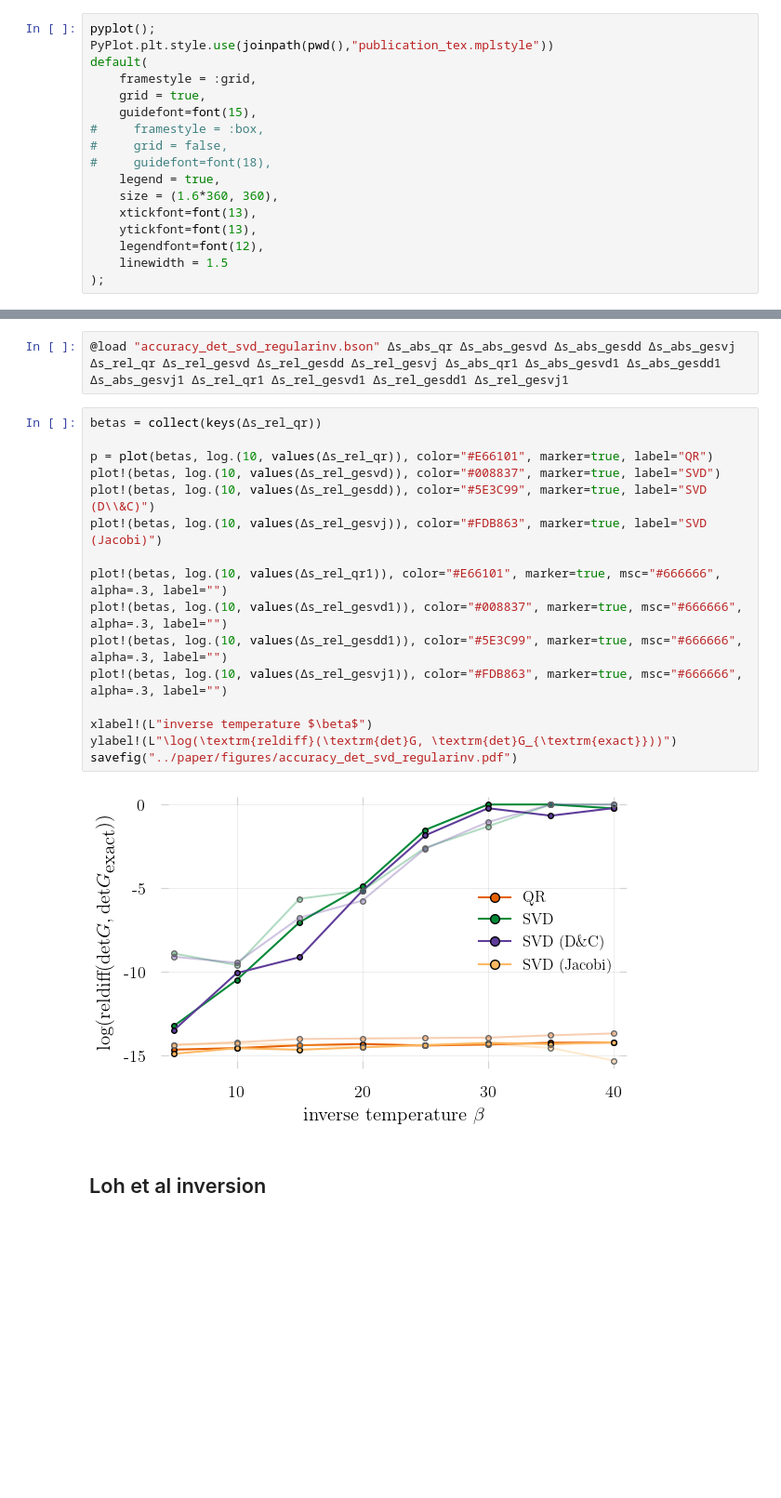
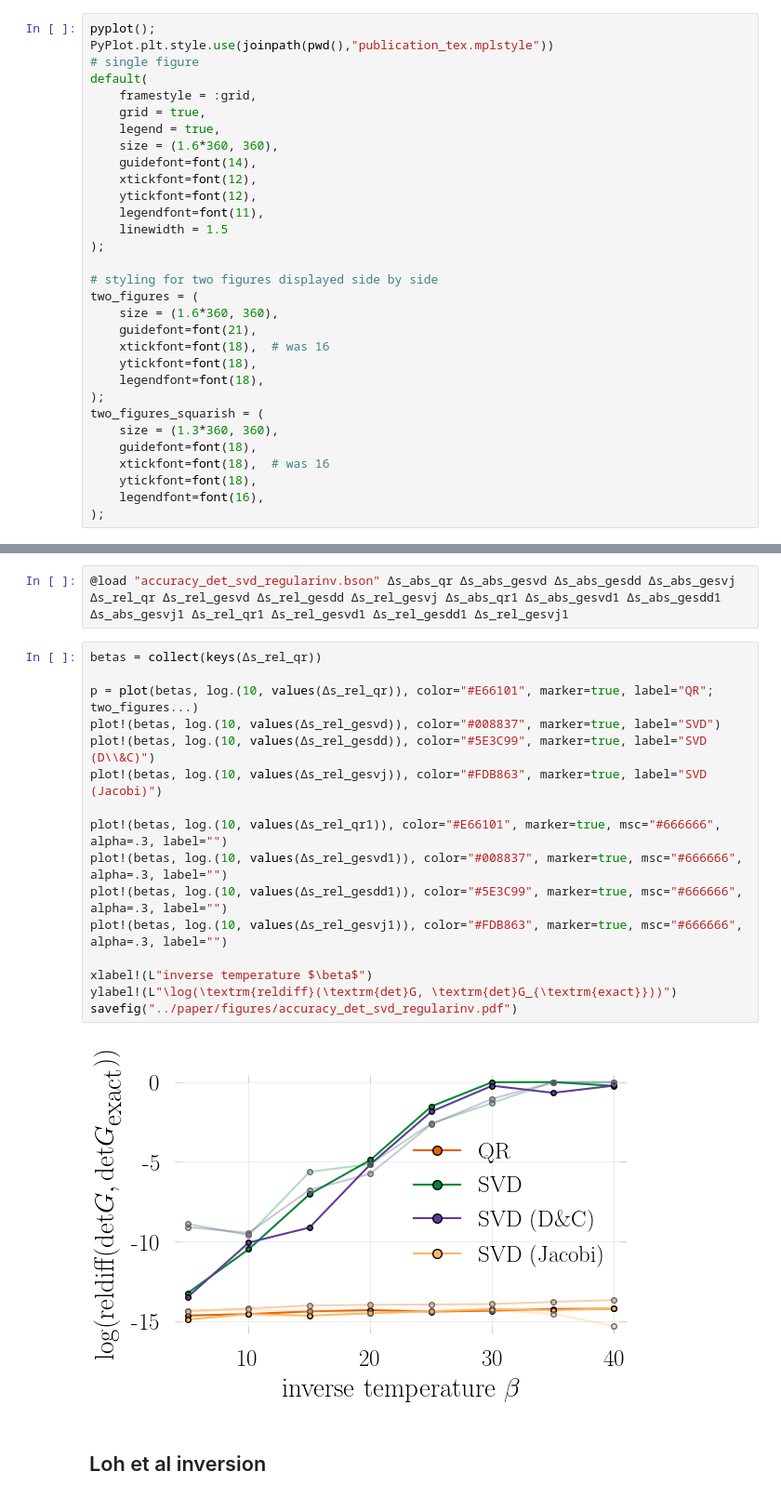
Before and after one commit to carstenbauer/StableDQMC.jl, a Jupyter notebook: notebooks/analysis.ipynb, the cells around one changed output, grey strips where cells are left out. Shown: that part at 93% size. Saved outputs shown, nothing was run; the diff lists cells and outputs as text; blank space fills up the shorter version.

```diff
--- a/notebooks/analysis.ipynb
+++ b/notebooks/analysis.ipynb
@@ -21,20 +21,34 @@ Configure plotting defaults
 # %%
 pyplot();
 PyPlot.plt.style.use(joinpath(pwd(),"publication_tex.mplstyle"))
+# single figure
 default(
     framestyle = :grid,
     grid = true,
-    guidefont=font(15),
-#     framestyle = :box,
-#     grid = false,
-#     guidefont=font(18),
     legend = true,
     size = (1.6*360, 360),
-    xtickfont=font(13),
-    ytickfont=font(13),
-    legendfont=font(12),
+    guidefont=font(14),
+    xtickfont=font(12),
+    ytickfont=font(12),
+    legendfont=font(11),
     linewidth = 1.5
 );
+
+# styling for two figures displayed side by side
+two_figures = (
+    size = (1.6*360, 360),
+    guidefont=font(21),
+    xtickfont=font(18),  # was 16
+    ytickfont=font(18),
+    legendfont=font(18),
+);
+two_figures_squarish = (
+    size = (1.3*360, 360),
+    guidefont=font(18),
+    xtickfont=font(18),  # was 16
+    ytickfont=font(18),
+    legendfont=font(16),
+);
 # %% [markdown]
 Basic tests
 # %%
@@ -375,21 +392,21 @@ accuracy_determinant (generic function with 1 method)
 # %%
 betas = collect(keys(Δs_rel_qr))
 
-p = plot(betas, log.(10, values(Δs_rel_qr)), color="#E66101", marker=true, label="QR")
+p = plot(betas, log.(10, values(Δs_rel_qr)), color="#E66101", marker=true, label="QR"; two_figures...)
 plot!(betas, log.(10, values(Δs_rel_gesvd)), color="#008837", marker=true, label="SVD")
 plot!(betas, log.(10, values(Δs_rel_gesdd)), color="#5E3C99", marker=true, label="SVD (D\\&C)")
 plot!(betas, log.(10, values(Δs_rel_gesvj)), color="#FDB863", marker=true, label="SVD (Jacobi)")
 
 plot!(betas, log.(10, values(Δs_rel_qr1)), color="#E66101", marker=true, msc="#666666", alpha=.3, label="")
 plot!(betas, log.(10, values(Δs_rel_gesvd1)), color="#008837", marker=true, msc="#666666", alpha=.3, label="")
 plot!(betas, log.(10, values(Δs_rel_gesdd1)), color="#5E3C99", marker=true, msc="#666666", alpha=.3, label="")
 plot!(betas, log.(10, values(Δs_rel_gesvj1)), color="#FDB863", marker=true, msc="#666666", alpha=.3, label="")
 
 xlabel!(L"inverse temperature $\beta$")
 ylabel!(L"\log(\textrm{reldiff}(\textrm{det}G, \textrm{det}G_{\textrm{exact}}))")
 savefig("../paper/figures/accuracy_det_svd_regularinv.pdf")
 # %% [output]
-[figure, old version]
+[figure, new version]
 # %% [markdown]
 ## Loh et al inversion
 # %%
```
Also changed, not shown: parts of 19 cells of this notebook, 16 other files.
